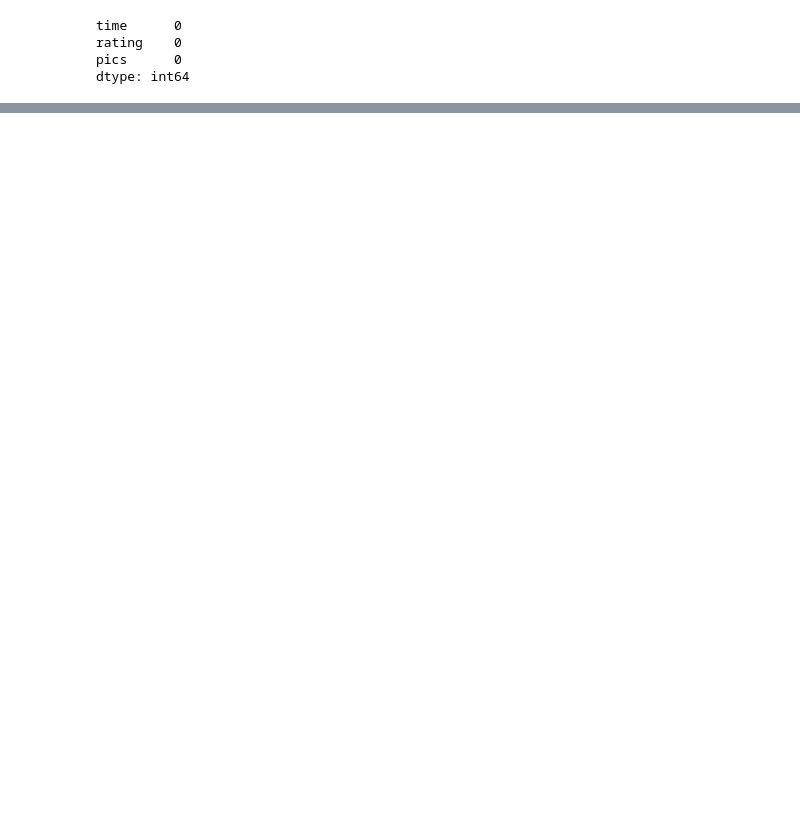
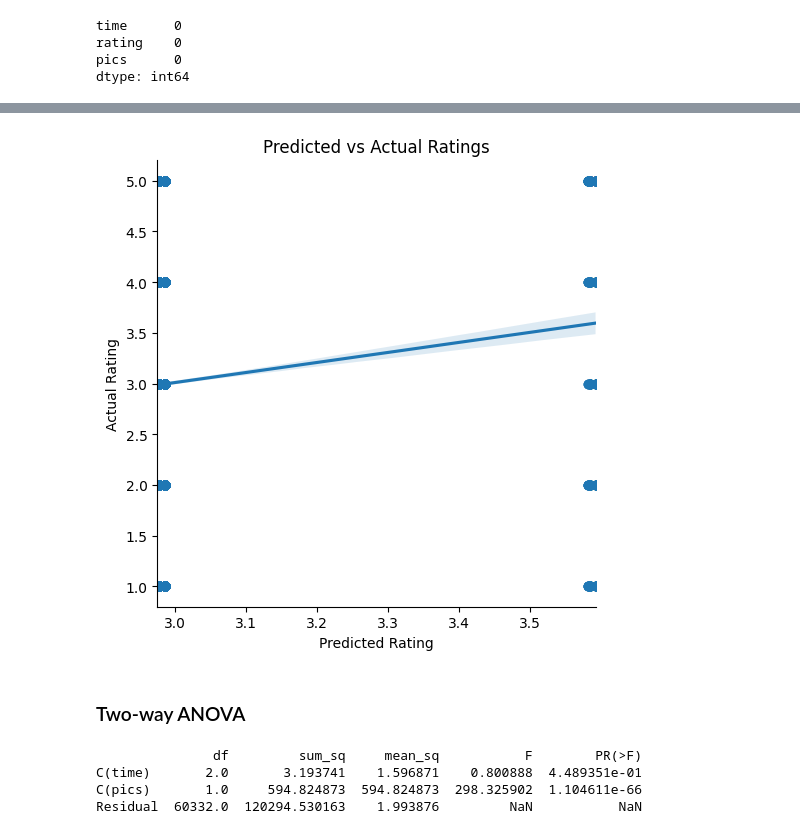
Before and after one commit to SkywingsWang/Masters-Degree-Dissertation, a Jupyter notebook: dissertation.ipynb, the cells around one changed output, grey strips where cells are left out. Cells and saved outputs as stored; diff of their text form; code cells hidden in the pictures; blank space fills up the shorter version.

Commit message:
update 2 models
But from the results, something must have gone wrong...

```diff
--- a/dissertation.ipynb
+++ b/dissertation.ipynb
@@ -138,0 +197,25 @@ dtype: int64
+# %%
+# Perform one-hot encoding for the 'time' column
+time_encoded = pd.get_dummies(balanced_data['time'], prefix='time')
+
+# Combine the encoded columns with the original DataFrame
+data_encoded = pd.concat([balanced_data, time_encoded], axis=1)
+
+# Convert 'pics' column to numeric
+data_encoded['pics'] = pd.to_numeric(data_encoded['pics'])
+
+# Define independent variables (X) and dependent variable (y)
+X = data_encoded[['time_Morning', 'time_Noon', 'time_Evening', 'pics']]
+y = data_encoded['rating']
+
+# Split train and test sets
+X_train, X_test, y_train, y_test = train_test_split(X, y, test_size=0.3, random_state=2221877)
+
+# Fit the linear regression model
+model = LinearRegression()
+result = model.fit(X_train, y_train)
+predictions = model.predict(X_test)
+
+# model evaluation
+print('mean_squared_error : ', mean_squared_error(y_test, predictions))
+print('mean_absolute_error : ', mean_absolute_error(y_test, predictions))
@@ -138,0 +231,42 @@ dtype: int64
+# %%
+import seaborn as sns
+
+# Merge predictions and y_test into a single data frame
+plot_regression = pd.DataFrame({'predictions': predictions, 'actual_rating': y_test})
+
+# Create a scatter plot with linear regression line
+sns.lmplot(x="predictions", y="actual_rating", data=plot_regression, scatter_kws={"alpha": 0.5})
+plt.xlabel('Predicted Rating')
+plt.ylabel('Actual Rating')
+plt.title('Predicted vs Actual Ratings')
+plt.show()
+# %% [output]
+[figure, added]
+# %% [markdown]
+### Two-way ANOVA
+# %%
+# Separate features (X) and target variable (y) in the balanced dataset
+X = balanced_data.drop('rating', axis=1)
+y = balanced_data['rating']
+
+# Split the data into training and testing sets
+X_train, X_test, y_train, y_test = train_test_split(X, y, test_size=0.3, random_state=2221877)
+
+# Combine the features and target variable into a single DataFrame
+data_train = X_train.copy()
+data_train['rating'] = y_train
+
+# Define the formula
+formula = 'rating ~ C(time) + C(pics)'
+
+# Fit the model on the training set
+model = ols(formula, data=data_train).fit()
+
+# Perform ANOVA analysis on the training set
+anova_results = sm.stats.anova_lm(model)
+print(anova_results)
+# %% [output]
+               df         sum_sq     mean_sq           F        PR(>F)
+C(time)       2.0       3.193741    1.596871    0.800888  4.489351e-01
+C(pics)       1.0     594.824873  594.824873  298.325902  1.104611e-66
+Residual  60332.0  120294.530163    1.993876         NaN           NaN
```
Also changed, not shown: parts of 15 cells of this notebook, 1 other file.
